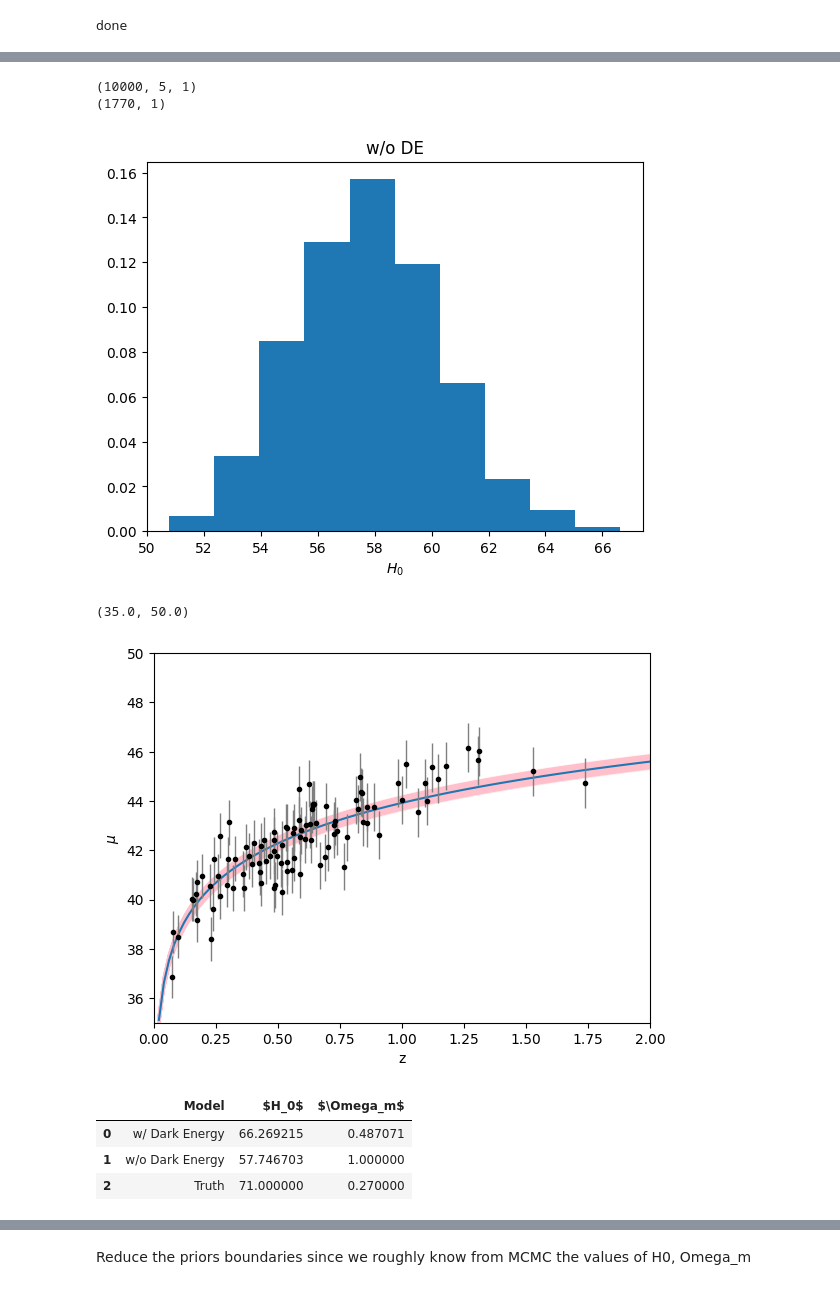
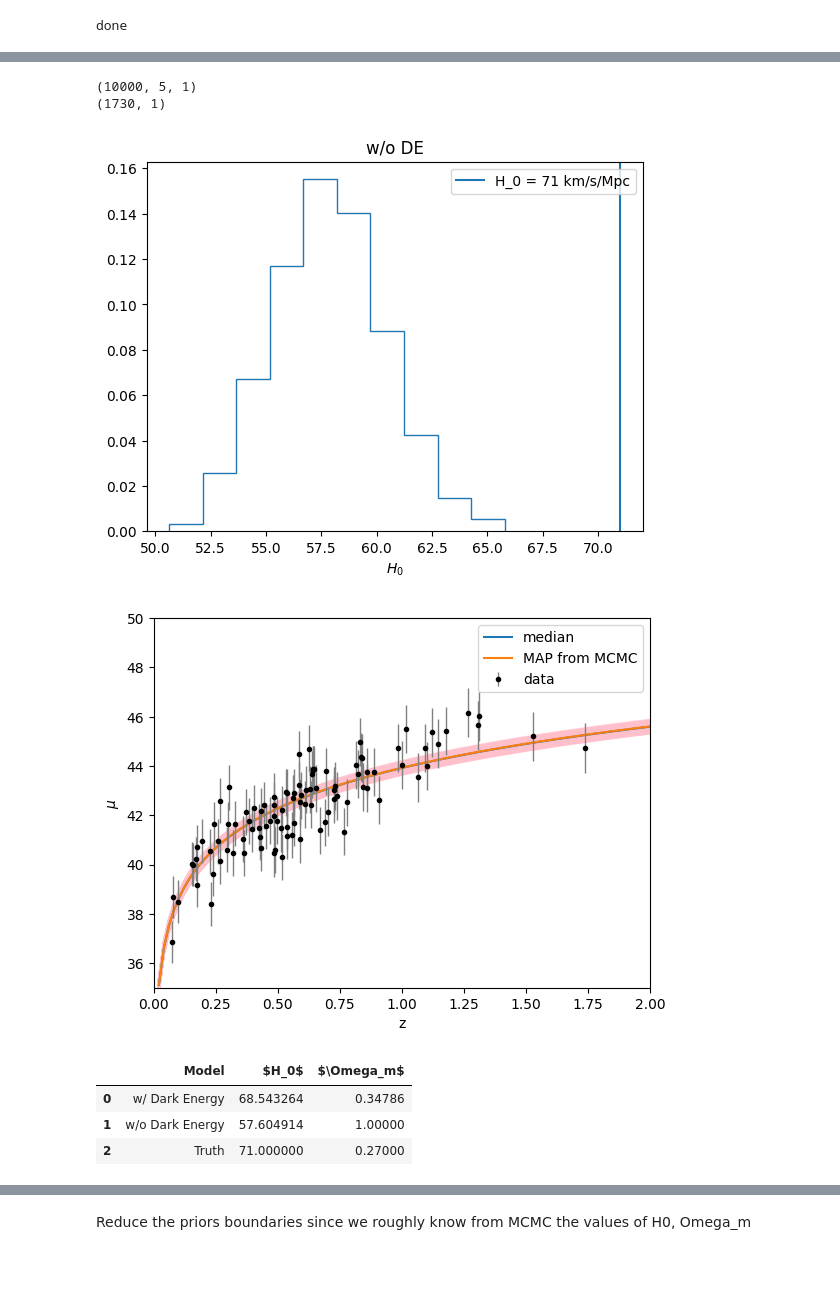
Before and after one commit to lisam10/astrostatistics_bicocca_2024, a Jupyter notebook: working/W18_GPR.ipynb, the cells around one changed output, grey strips where cells are left out. Drawn from its saved outputs; the diff is of its cells as text; code cells hidden in the pictures.

```diff
--- a/working/W18_GPR.ipynb
+++ b/working/W18_GPR.ipynb
@@ -287,4 +304,5 @@ done
 samples = sampler.get_chain()
 tau = sampler.get_autocorr_time()
 print(tau)
+thin = int(max(tau))
 # %% [output]
@@ -313,38 +331,46 @@ plt.show()
 # %%
-flat_samples = sampler.get_chain(discard=3*int(max(tau)), thin=int(max(tau)), flat=True)
+burn_in = 300
+flat_samples = sampler.get_chain(discard=burn_in, thin=thin, flat=True)
 print(samples.shape)
 print(flat_samples.shape)
 # %% [output]
 (10000, 5, 1)
-(1770, 1)
+(1730, 1)
 # %%
-plt.hist(flat_samples[:], density =True)
+plt.hist(flat_samples[:], histtype='step', density =True)
+plt.axvline(71, label=r'H_0 = 71 km/s/Mpc')
 plt.xlabel('$H_0$')
 plt.title('w/o DE')
+plt.legend()
 plt.show()
 # %% [output]
-[figure, old version]
+[figure, new version]
 # %%
 for h in flat_samples[:, 0]:
     plt.plot(z, model(z, h), color = 'pink', alpha = 0.3)
+h_median = np.median(flat_samples[:])
+plt.plot(z, model(z, h_median, 1), label='median')
 
-h_mean = np.mean(flat_samples[:])
-plt.plot(z, model(z, h_mean, 1))
+log_prob = sampler.get_log_prob(discard=burn_in, thin=thin, flat=True)
+MAP_H_0 = flat_samples[np.argmax(log_prob)][0]
+plt.plot(z, model(z, MAP_H_0), label='MAP from MCMC')
+
 plt.errorbar(z_sample, mu_sample, dmu, fmt='.k', ecolor='gray', lw=1,label='data')
 plt.xlabel("z")
 plt.ylabel("$\mu$")
 plt.xlim(0,2)
 plt.ylim(35,50)
+plt.legend()
+plt.show()
 # %% [output]
-(35.0, 50.0)
-[figure, old version]
+[figure, new version]
 # %%
 import pandas as pd
 # %%
 d = {
     'Model' : ['w/ Dark Energy', 'w/o Dark Energy', 'Truth'],
-    '$H_0$' : [DE_h_mean, h_mean, 71],
-    '$\Omega_m$' : [DE_omega_mean, 1, 0.27]
+    '$H_0$' : [MAP_H, MAP_H_0, 71],
+    '$\Omega_m$' : [MAP_omega, 1, 0.27]
 }
 
 df = pd.DataFrame(data=d)
@@ -352,7 +378,7 @@ df.style.format(precision=3)
 df
 # %% [output]
 |  | Model | $H_0$ | $\Omega_m$ |
-| 0 | w/ Dark Energy | 66.269215 | 0.487071 |
-| 1 | w/o Dark Energy | 57.746703 | 1.000000 |
-| 2 | Truth | 71.000000 | 0.270000 |
+| 0 | w/ Dark Energy | 68.543264 | 0.34786 |
+| 1 | w/o Dark Energy | 57.604914 | 1.00000 |
+| 2 | Truth | 71.000000 | 0.27000 |
 # %% [markdown]
```
Also changed, not shown: parts of 30 cells of this notebook.
